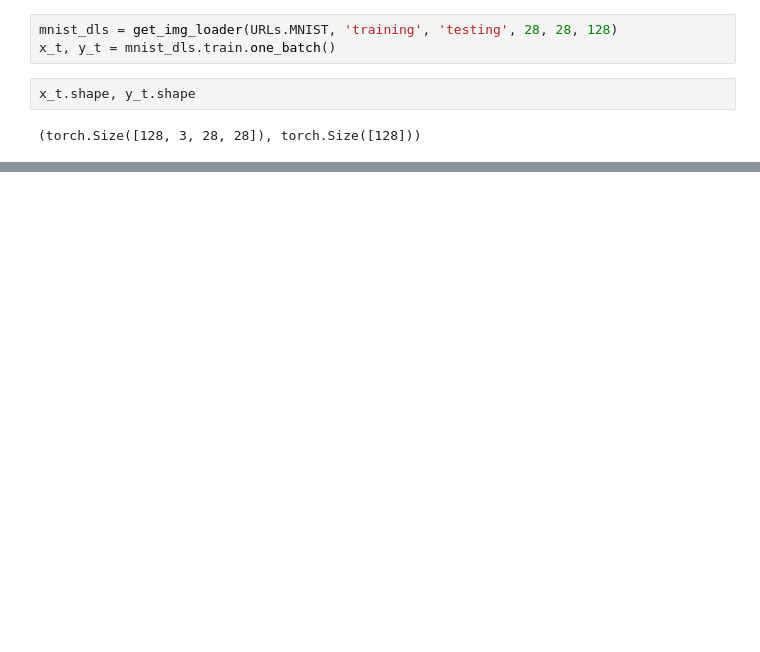
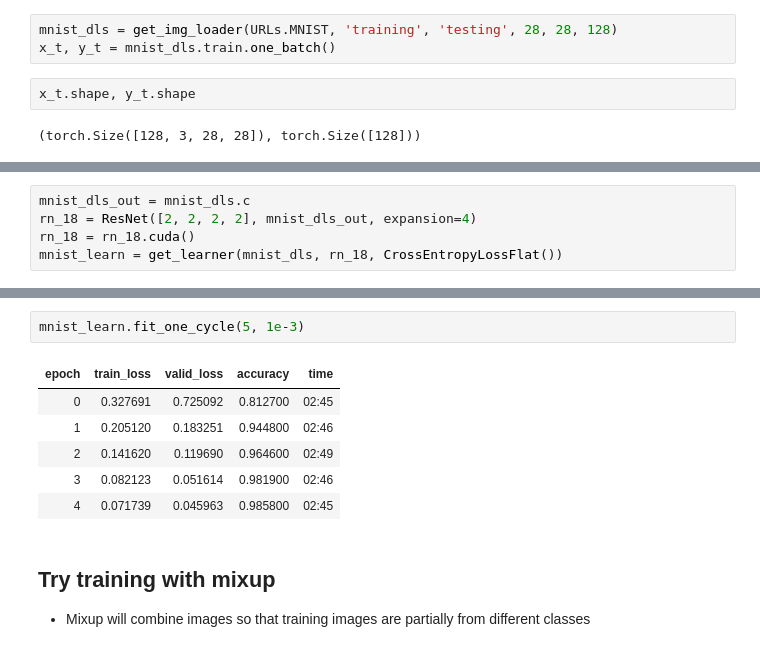
Before and after one commit to Nick-palmar/fast_book, a Jupyter notebook: 14_resnet_mnist.ipynb, the cells around one changed output, grey strips where cells are left out. Saved outputs shown, nothing was run; the diff lists cells and outputs as text; blank space fills up the shorter version.

```diff
--- a/14_resnet_mnist.ipynb
+++ b/14_resnet_mnist.ipynb
@@ -193,3 +193,8 @@ mnist_learn = get_learner(mnist_dls, rn, CrossEntropyLossFlat())
+# %%
+mnist_dls_out = mnist_dls.c
+rn_18 = ResNet([2, 2, 2, 2], mnist_dls_out, expansion=4)
+rn_18 = rn_18.cuda()
+mnist_learn = get_learner(mnist_dls, rn_18, CrossEntropyLossFlat())
 # %%
 mnist_learn.lr_find()
 # %% [output]
@@ -196,0 +204,12 @@ RuntimeError: ignored
+# %%
+mnist_learn.fit_one_cycle(5, 1e-3)
+# %% [output]
+| epoch | train_loss | valid_loss | accuracy | time |
+| 0 | 0.327691 | 0.725092 | 0.812700 | 02:45 |
+| 1 | 0.205120 | 0.183251 | 0.944800 | 02:46 |
+| 2 | 0.141620 | 0.119690 | 0.964600 | 02:49 |
+| 3 | 0.082123 | 0.051614 | 0.981900 | 02:46 |
+| 4 | 0.071739 | 0.045963 | 0.985800 | 02:45 |
+# %% [markdown]
+## Try training with mixup
+- Mixup will combine images so that training images are partially from different classes
```
Also changed, not shown: parts of 18 cells of this notebook.
